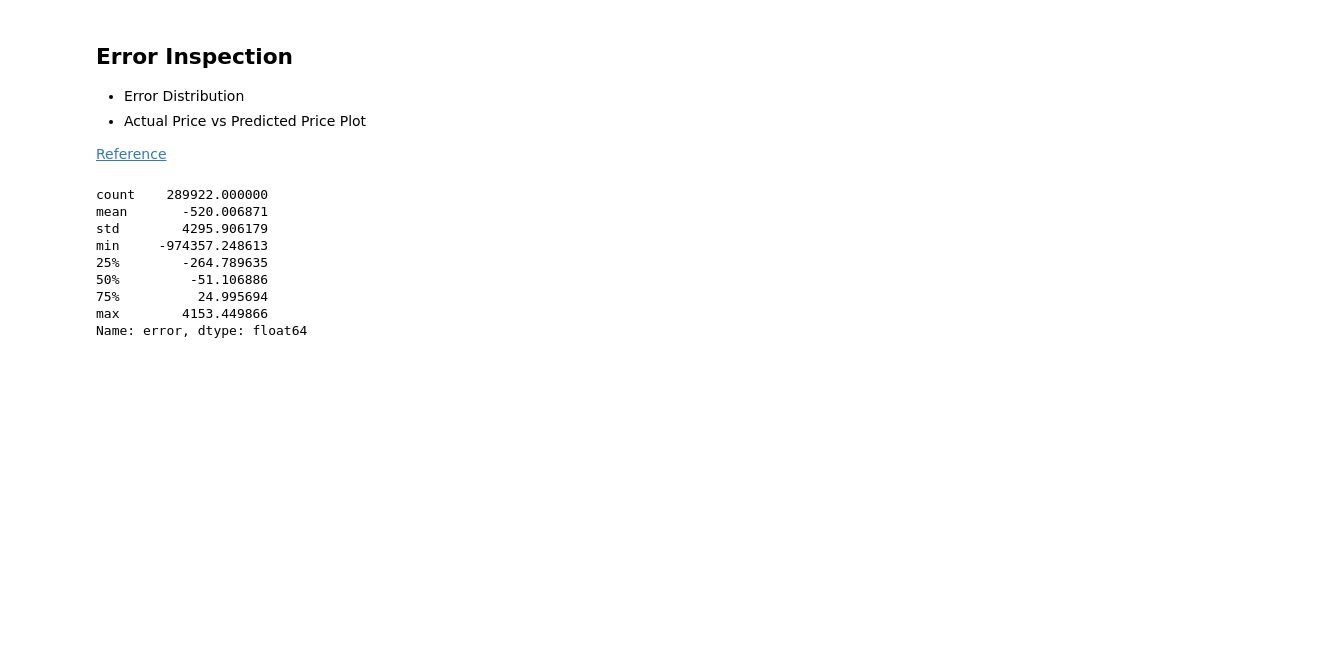
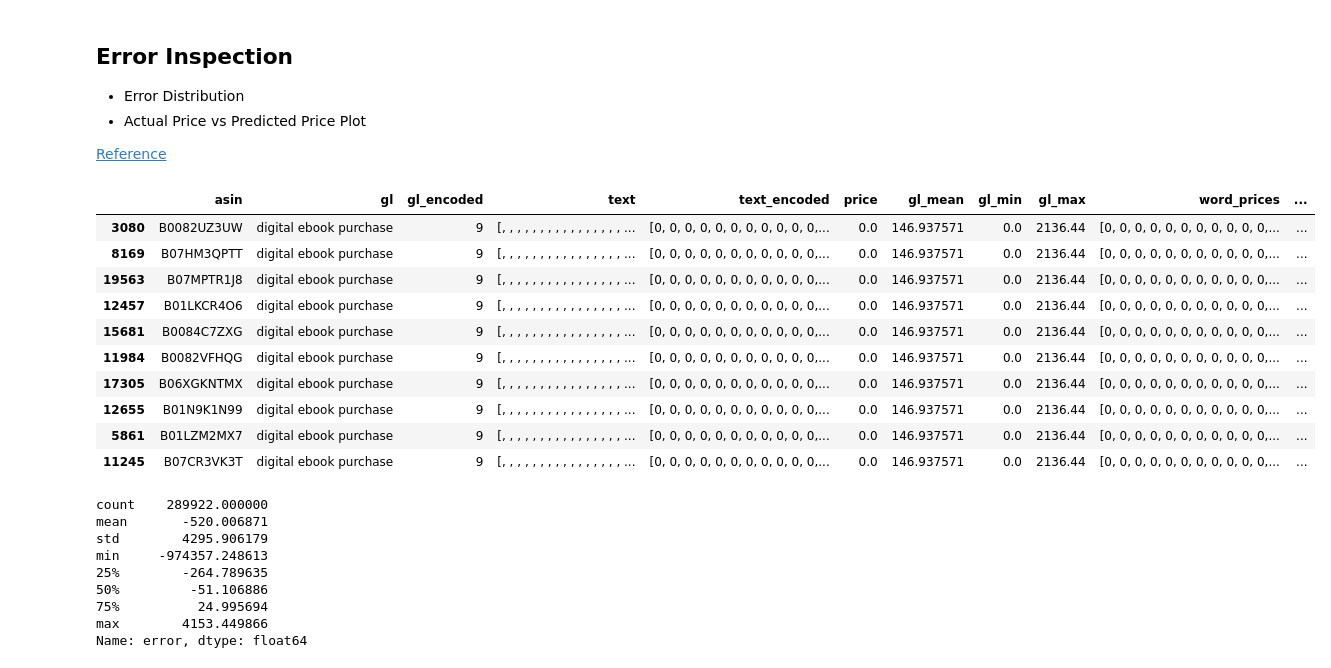
Before and after one commit to faizanahemad/ML_hackathon_2019, a Jupyter notebook: Price-Prediction-Research.ipynb, the cells around one changed output. Saved outputs shown, nothing was run; the diff lists cells and outputs as text; code cells hidden in the pictures; blank space fills up the shorter version.

```diff
--- a/Price-Prediction-Research.ipynb
+++ b/Price-Prediction-Research.ipynb
@@ -118,0 +109,3 @@ df_train,df_test = train_test_split(df,test_size=0.2)
+# %%
+df['text'] = list(pad_text_sequences(df['text'].values, maxlen=maxlen,jobs=jobs))
+df.to_csv("price_prediction/india-asins-processed.csv",index=False)
@@ -119,4 +114,6 @@ df_train,df_test = train_test_split(df,test_size=0.2)
 # %%
 # Read Data
-df_train = pd.read_csv("price_prediction/india-asins-train.csv")
-df_test = pd.read_csv("price_prediction/india-asins-test.csv")
+# df_train = pd.read_csv("price_prediction/india-asins-train.csv")
+# df_test = pd.read_csv("price_prediction/india-asins-test.csv")
+# df_train = preprocess_for_word_cnn(df_train,jobs=jobs)
+# df_test = preprocess_for_word_cnn(df_test,jobs=jobs)
@@ -124,12 +124,12 @@ df_test = pd.read_csv("price_prediction/india-asins-test.csv")
 
 
 # Text Encoding
-df_train = preprocess_for_word_cnn(df_train,jobs=jobs)
+
 le_train,le_transform, le = get_text_le("text",vocab_size=100000)
 _ = le_train(df_train)
 df_train['text_encoded'] = le_transform(df_train)
 
-df_test = preprocess_for_word_cnn(df_test,jobs=jobs)
+
 df_test['text_encoded'] = le_transform(df_test)
 
 # GL encoding
@@ -339,0 +440,24 @@ itr = dg.flow(df_train.sample(10))
+# %%
+
+
+y_train = df_train['price'].values
+y_test = df_test['price'].values
+
+train_gl_stats = df_train.groupby(["gl"])["price"].agg(['mean','min','max']).reset_index()
+validation_gl_stats = df_test[["gl"]].merge(train_gl_stats,on="gl",how="left")
+validation_gl_stats = validation_gl_stats.fillna(validation_gl_stats.mean())
+df_test[['gl_mean','gl_min','gl_max']] = validation_gl_stats[['mean','min','max']]
+
+train_gl_stats = df_train[["gl"]].merge(train_gl_stats,on="gl",how="left")
+df_train[['gl_mean','gl_min','gl_max']] = train_gl_stats[['mean','min','max']]
+
+
+df_train['text_encoded'] = list(sequence.pad_sequences(df_train['text_encoded'].values, maxlen=maxlen))
+df_train['text'] = list(pad_text_sequences(df_train['text'].values, maxlen=maxlen,jobs=jobs))
+df_train['word_prices'] = list(sequence.pad_sequences(df_train['word_prices'].values, maxlen=maxlen))
+df_train['word_idf'] = list(sequence.pad_sequences(df_train['word_idf'].values, maxlen=maxlen))
+
+df_test['text_encoded'] = list(sequence.pad_sequences(df_test['text_encoded'].values, maxlen=maxlen))
+df_test['text'] = list(pad_text_sequences(df_test['text'].values, maxlen=maxlen,jobs=jobs))
+df_test['word_prices'] = list(sequence.pad_sequences(df_test['word_prices'].values, maxlen=maxlen))
+df_test['word_idf'] = list(sequence.pad_sequences(df_test['word_idf'].values, maxlen=maxlen))
@@ -546,6 +722,20 @@ plot_model(model, to_file='model-research.png')
 - Actual Price vs Predicted Price Plot
 
 [Reference](https://www.qualtrics.com/support/stats-iq/analyses/regression-guides/interpreting-residual-plots-improve-regression/)
+# %%
+df_train[df_train["price"]<=0].sample(10)
+# %% [output]
+|  | asin | gl | gl_encoded | text | text_encoded | price | gl_mean | gl_min | gl_max | word_prices | ... |
+| 3080 | B0082UZ3UW | digital ebook purchase | 9 | [, , , , , , , , , , , , , , , , ... | [0, 0, 0, 0, 0, 0, 0, 0, 0, 0, 0,... | 0.0 | 146.937571 | 0.0 | 2136.44 | [0, 0, 0, 0, 0, 0, 0, 0, 0, 0, 0,... | ... |
+| 8169 | B07HM3QPTT | digital ebook purchase | 9 | [, , , , , , , , , , , , , , , , ... | [0, 0, 0, 0, 0, 0, 0, 0, 0, 0, 0,... | 0.0 | 146.937571 | 0.0 | 2136.44 | [0, 0, 0, 0, 0, 0, 0, 0, 0, 0, 0,... | ... |
+| 19563 | B07MPTR1J8 | digital ebook purchase | 9 | [, , , , , , , , , , , , , , , , ... | [0, 0, 0, 0, 0, 0, 0, 0, 0, 0, 0,... | 0.0 | 146.937571 | 0.0 | 2136.44 | [0, 0, 0, 0, 0, 0, 0, 0, 0, 0, 0,... | ... |
+| 12457 | B01LKCR4O6 | digital ebook purchase | 9 | [, , , , , , , , , , , , , , , , ... | [0, 0, 0, 0, 0, 0, 0, 0, 0, 0, 0,... | 0.0 | 146.937571 | 0.0 | 2136.44 | [0, 0, 0, 0, 0, 0, 0, 0, 0, 0, 0,... | ... |
+| 15681 | B0084C7ZXG | digital ebook purchase | 9 | [, , , , , , , , , , , , , , , , ... | [0, 0, 0, 0, 0, 0, 0, 0, 0, 0, 0,... | 0.0 | 146.937571 | 0.0 | 2136.44 | [0, 0, 0, 0, 0, 0, 0, 0, 0, 0, 0,... | ... |
+| 11984 | B0082VFHQG | digital ebook purchase | 9 | [, , , , , , , , , , , , , , , , ... | [0, 0, 0, 0, 0, 0, 0, 0, 0, 0, 0,... | 0.0 | 146.937571 | 0.0 | 2136.44 | [0, 0, 0, 0, 0, 0, 0, 0, 0, 0, 0,... | ... |
+| 17305 | B06XGKNTMX | digital ebook purchase | 9 | [, , , , , , , , , , , , , , , , ... | [0, 0, 0, 0, 0, 0, 0, 0, 0, 0, 0,... | 0.0 | 146.937571 | 0.0 | 2136.44 | [0, 0, 0, 0, 0, 0, 0, 0, 0, 0, 0,... | ... |
+| 12655 | B01N9K1N99 | digital ebook purchase | 9 | [, , , , , , , , , , , , , , , , ... | [0, 0, 0, 0, 0, 0, 0, 0, 0, 0, 0,... | 0.0 | 146.937571 | 0.0 | 2136.44 | [0, 0, 0, 0, 0, 0, 0, 0, 0, 0, 0,... | ... |
+| 5861 | B01LZM2MX7 | digital ebook purchase | 9 | [, , , , , , , , , , , , , , , , ... | [0, 0, 0, 0, 0, 0, 0, 0, 0, 0, 0,... | 0.0 | 146.937571 | 0.0 | 2136.44 | [0, 0, 0, 0, 0, 0, 0, 0, 0, 0, 0,... | ... |
+| 11245 | B07CR3VK3T | digital ebook purchase | 9 | [, , , , , , , , , , , , , , , , ... | [0, 0, 0, 0, 0, 0, 0, 0, 0, 0, 0,... | 0.0 | 146.937571 | 0.0 | 2136.44 | [0, 0, 0, 0, 0, 0, 0, 0, 0, 0, 0,... | ... |
 # %%
 df_preds = pd.DataFrame({"actual":y_test,"prediction":y_validation.reshape((-1)),
                          "TITLE":df_train_split_2["TITLE"],"BULLET_POINTS":df_train_split_2["BULLET_POINTS"],"GL":df_train_split_2["GL"]})
```
Also changed, not shown: parts of 21 cells of this notebook, 1 other file.
